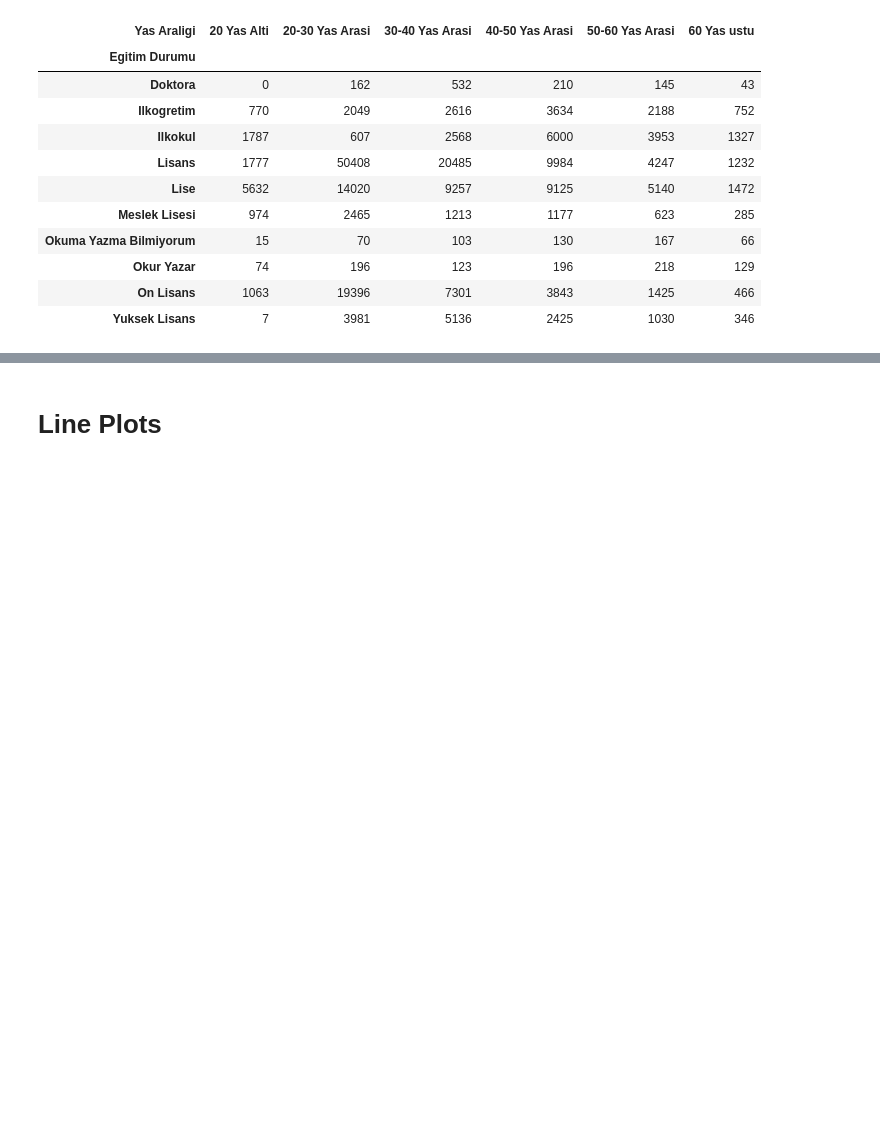
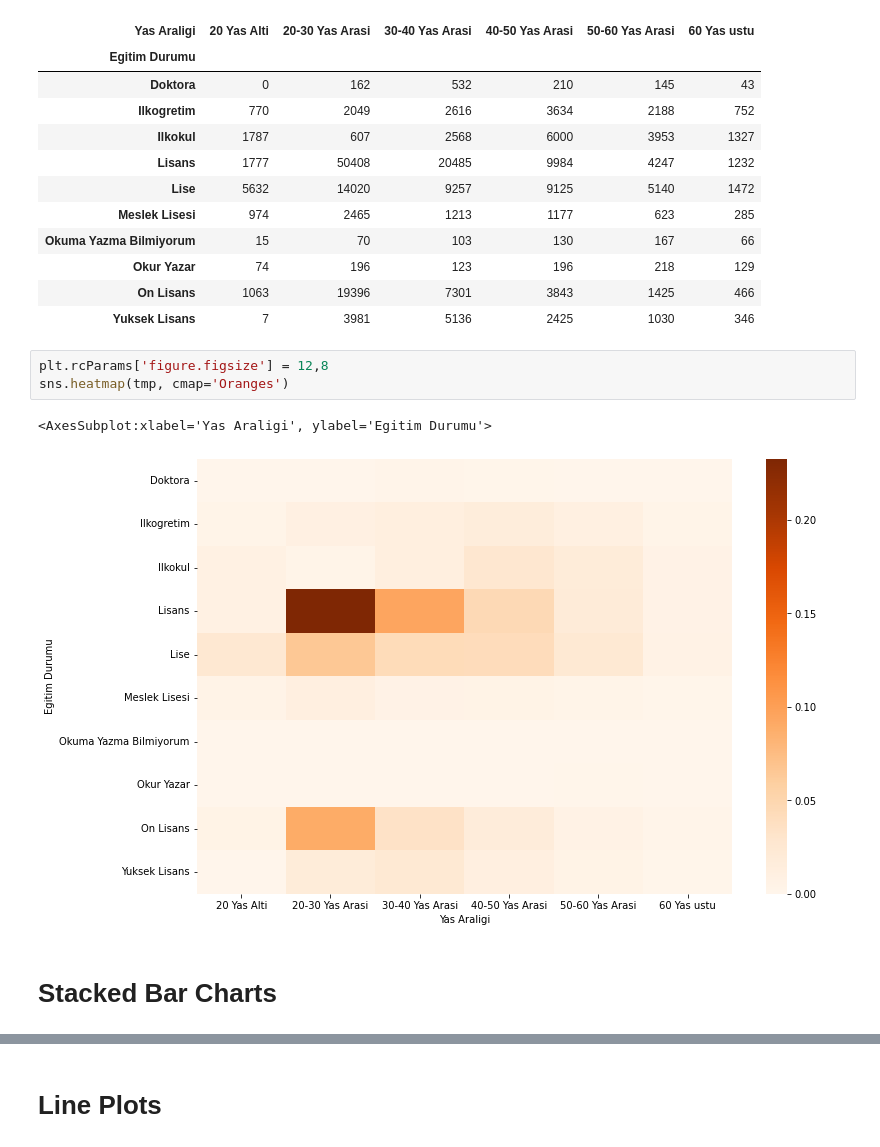
Before and after one commit to kaygun/2022-Spring-MAT381E, a Jupyter notebook: lecture-05/charts.ipynb, the cells around one changed output, grey strips where cells are left out. Saved outputs shown, nothing was run; the diff lists cells and outputs as text; blank space fills up the shorter version.

```diff
--- a/lecture-05/charts.ipynb
+++ b/lecture-05/charts.ipynb
@@ -165,6 +165,14 @@ cross
 | Okur Yazar | 74 | 196 | 123 | 196 | 218 | 129 |
 | On Lisans | 1063 | 19396 | 7301 | 3843 | 1425 | 466 |
 | Yuksek Lisans | 7 | 3981 | 5136 | 2425 | 1030 | 346 |
+# %%
+plt.rcParams['figure.figsize'] = 12,8
+sns.heatmap(tmp, cmap='Oranges')
+# %% [output]
+<AxesSubplot:xlabel='Yas Araligi', ylabel='Egitim Durumu'>
+[figure, added]
+# %% [markdown]
+# Stacked Bar Charts
 # %%
 egitim = ['Okuma Yazma Bilmiyorum', 'Okur Yazar', 'Ilkokul', 'Ilkogretim', 'Lise',
           'Meslek Lisesi', 'On Lisans', 'Lisans', 'Yuksek Lisans', 'Doktora']
```
Also changed, not shown: parts of 10 cells of this notebook.
